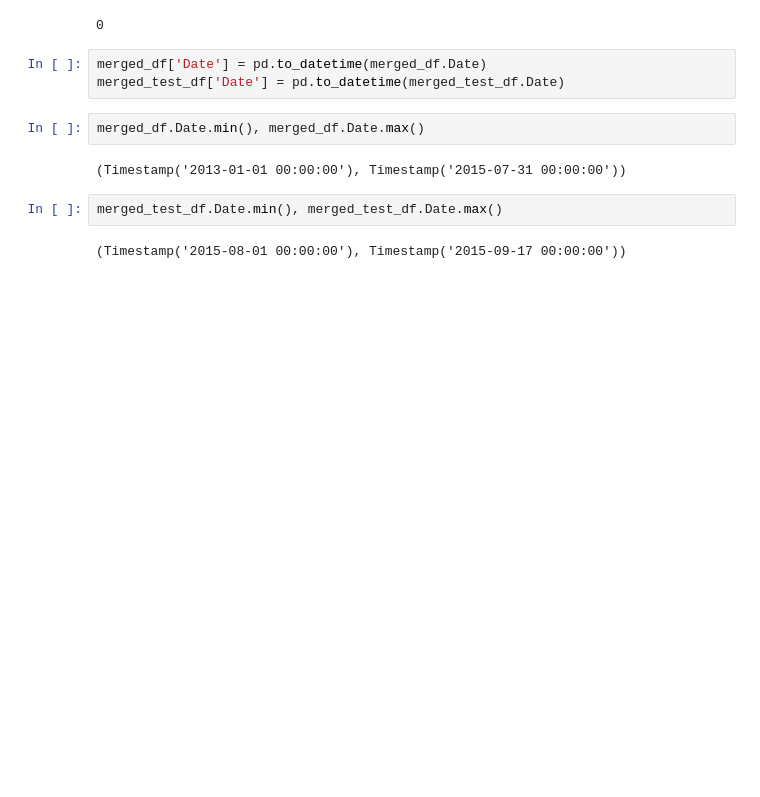
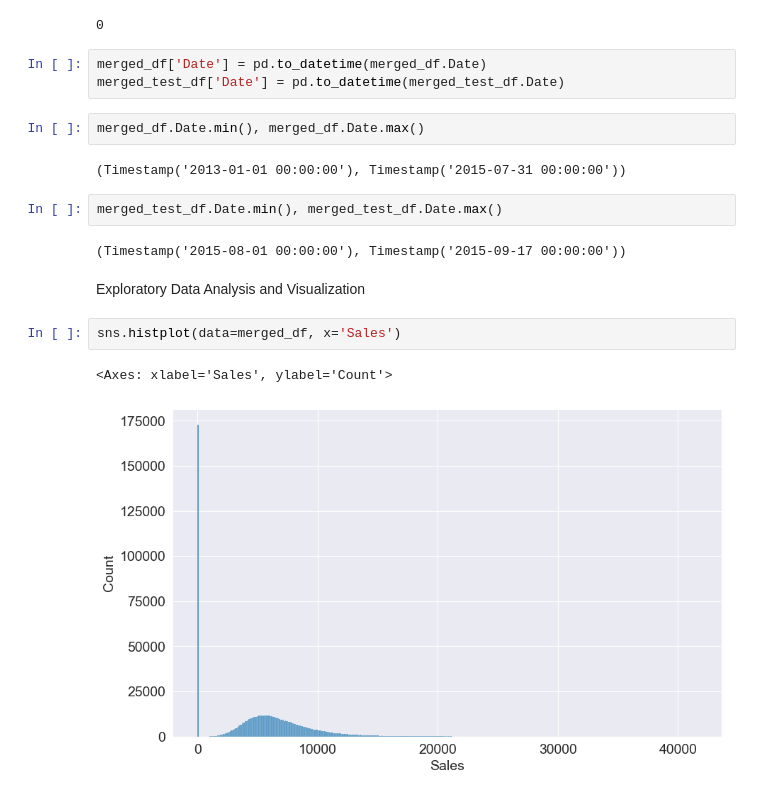
Before and after one commit to KennedyMungai/scikit-learn-course, a Jupyter notebook: scikit_learn_how_to_approach_ml_projects.ipynb, the cells around one changed output. Saved outputs shown, nothing was run; the diff lists cells and outputs as text; blank space fills up the shorter version.

Commit message:
Showiing a histogram pot og the merged_df data

```diff
--- a/scikit_learn_how_to_approach_ml_projects.ipynb
+++ b/scikit_learn_how_to_approach_ml_projects.ipynb
@@ -135,3 +135,10 @@ merged_df.Date.min(), merged_df.Date.max()
 merged_test_df.Date.min(), merged_test_df.Date.max()
 # %% [output]
 (Timestamp('2015-08-01 00:00:00'), Timestamp('2015-09-17 00:00:00'))
+# %% [markdown]
+<p>Exploratory Data Analysis and Visualization</p>
+# %%
+sns.histplot(data=merged_df, x='Sales')
+# %% [output]
+<Axes: xlabel='Sales', ylabel='Count'>
+[figure, added]
```
